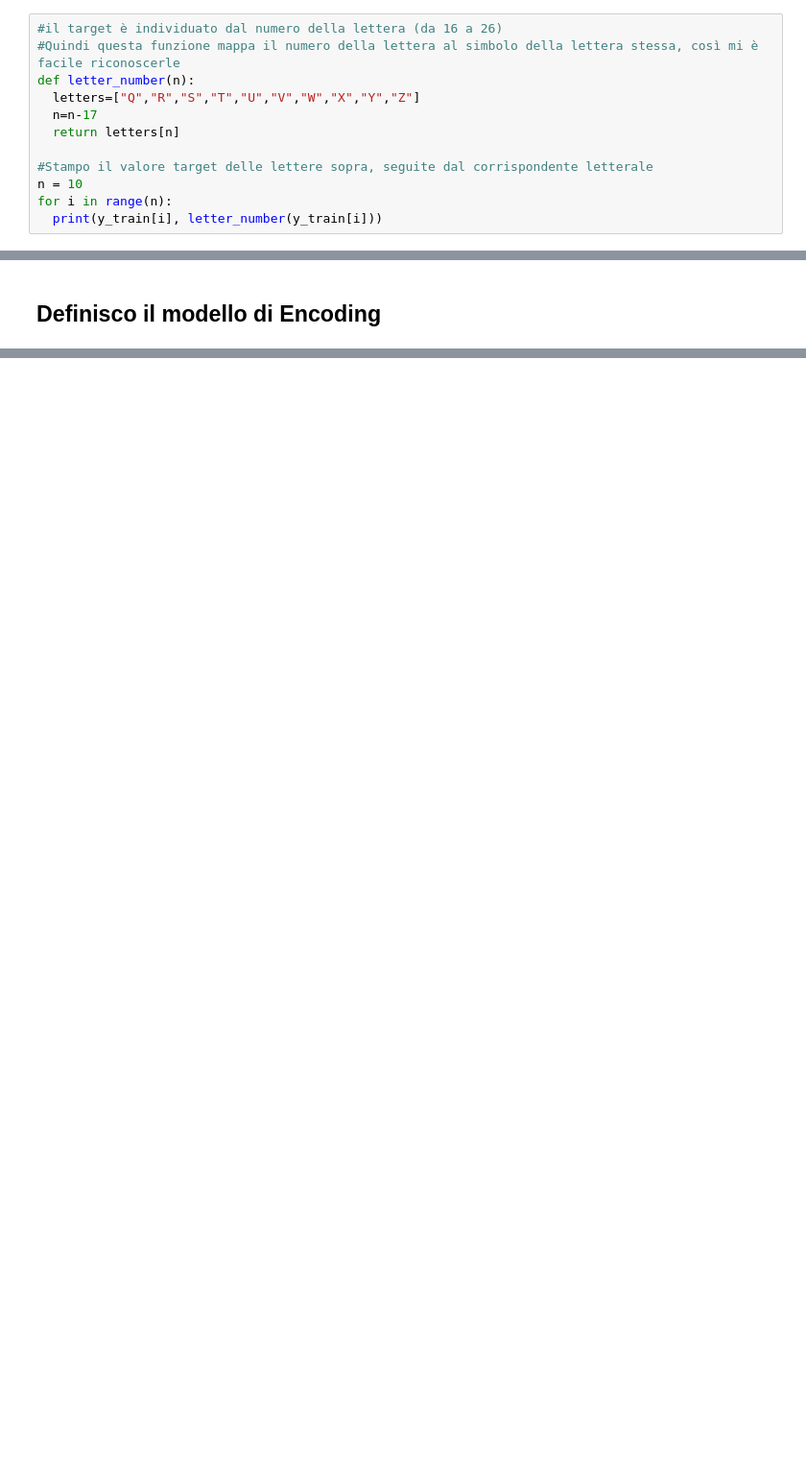
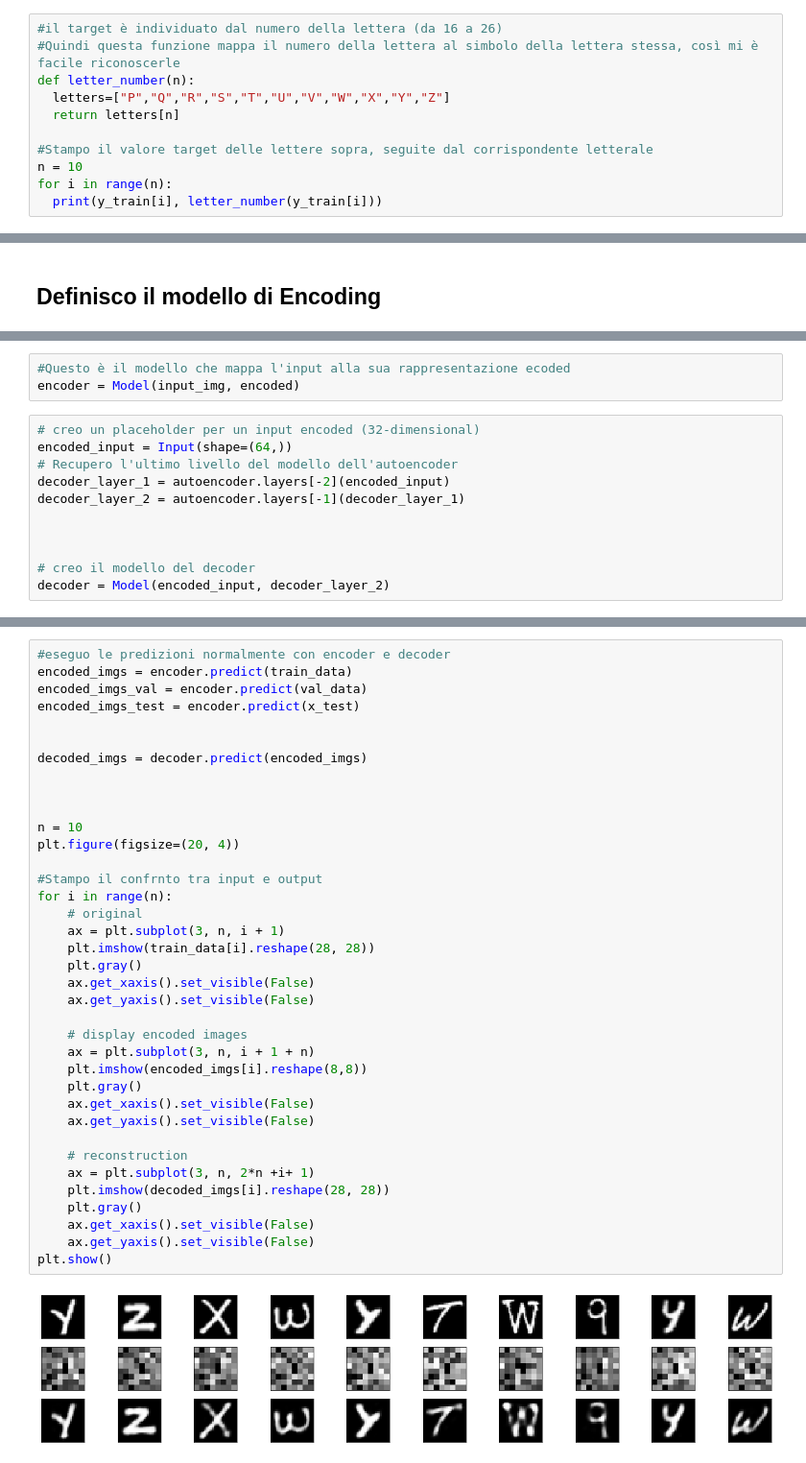
Before and after one commit to Fabrolly/DL-Autoencoders-experiments-on-letters, a Jupyter notebook: Source_Code.ipynb, the cells around one changed output, grey strips where cells are left out. Shown at 96% size. Cells and saved outputs as stored; diff of their text form; blank space fills up the shorter version.

```diff
--- a/Source_Code.ipynb
+++ b/Source_Code.ipynb
@@ -63,8 +94,7 @@ for i in range(n):
 #il target è individuato dal numero della lettera (da 16 a 26)
 #Quindi questa funzione mappa il numero della lettera al simbolo della lettera stessa, così mi è facile riconoscerle
 def letter_number(n):
-  letters=["Q","R","S","T","U","V","W","X","Y","Z"]
-  n=n-17
+  letters=["P","Q","R","S","T","U","V","W","X","Y","Z"]
   return letters[n]
 
 #Stampo il valore target delle lettere sopra, seguite dal corrispondente letterale
@@ -146,0 +193,14 @@ print(val_target.shape)
+# %%
+#Questo è il modello che mappa l'input alla sua rappresentazione ecoded
+encoder = Model(input_img, encoded)
+# %%
+# creo un placeholder per un input encoded (32-dimensional)
+encoded_input = Input(shape=(64,))
+# Recupero l'ultimo livello del modello dell'autoencoder
+decoder_layer_1 = autoencoder.layers[-2](encoded_input)
+decoder_layer_2 = autoencoder.layers[-1](decoder_layer_1)
+
+
+
+# creo il modello del decoder
+decoder = Model(encoded_input, decoder_layer_2)
@@ -146,0 +272,39 @@ print(val_target.shape)
+# %%
+#eseguo le predizioni normalmente con encoder e decoder
+encoded_imgs = encoder.predict(train_data)
+encoded_imgs_val = encoder.predict(val_data)
+encoded_imgs_test = encoder.predict(x_test)
+
+
+decoded_imgs = decoder.predict(encoded_imgs)
+
+
+
+n = 10
+plt.figure(figsize=(20, 4))
+
+#Stampo il confrnto tra input e output
+for i in range(n):
+    # original
+    ax = plt.subplot(3, n, i + 1)
+    plt.imshow(train_data[i].reshape(28, 28))
+    plt.gray()
+    ax.get_xaxis().set_visible(False)
+    ax.get_yaxis().set_visible(False)
+
+    # display encoded images
+    ax = plt.subplot(3, n, i + 1 + n)
+    plt.imshow(encoded_imgs[i].reshape(8,8))
+    plt.gray()
+    ax.get_xaxis().set_visible(False)
+    ax.get_yaxis().set_visible(False)
+
+    # reconstruction
+    ax = plt.subplot(3, n, 2*n +i+ 1)
+    plt.imshow(decoded_imgs[i].reshape(28, 28))
+    plt.gray()
+    ax.get_xaxis().set_visible(False)
+    ax.get_yaxis().set_visible(False)
+plt.show()
+# %% [output]
+[figure, added]
```
Also changed, not shown: parts of 22 cells of this notebook.
